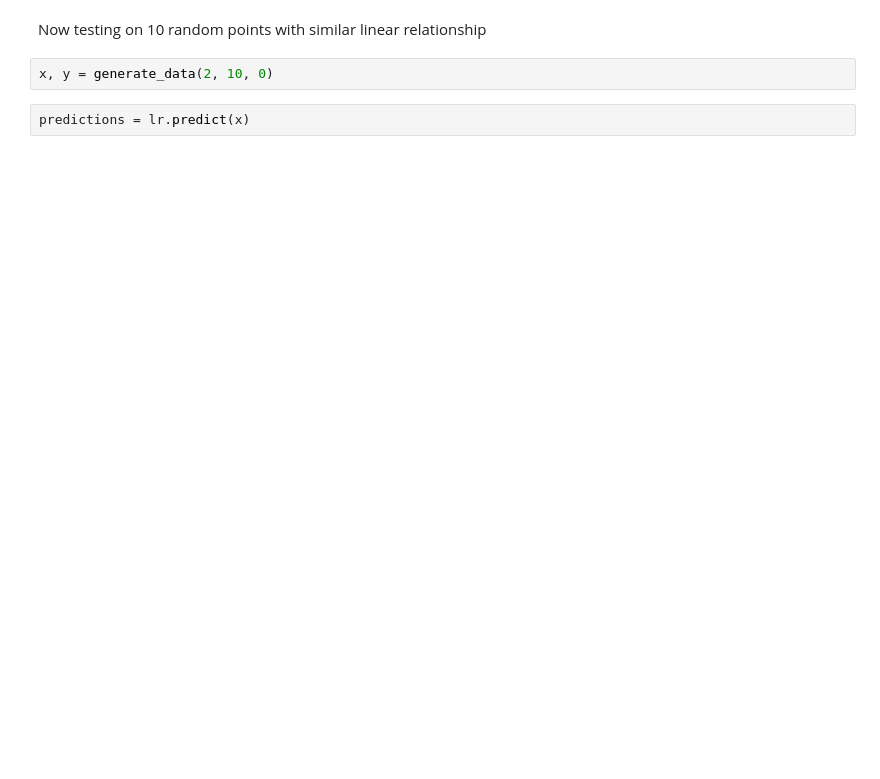
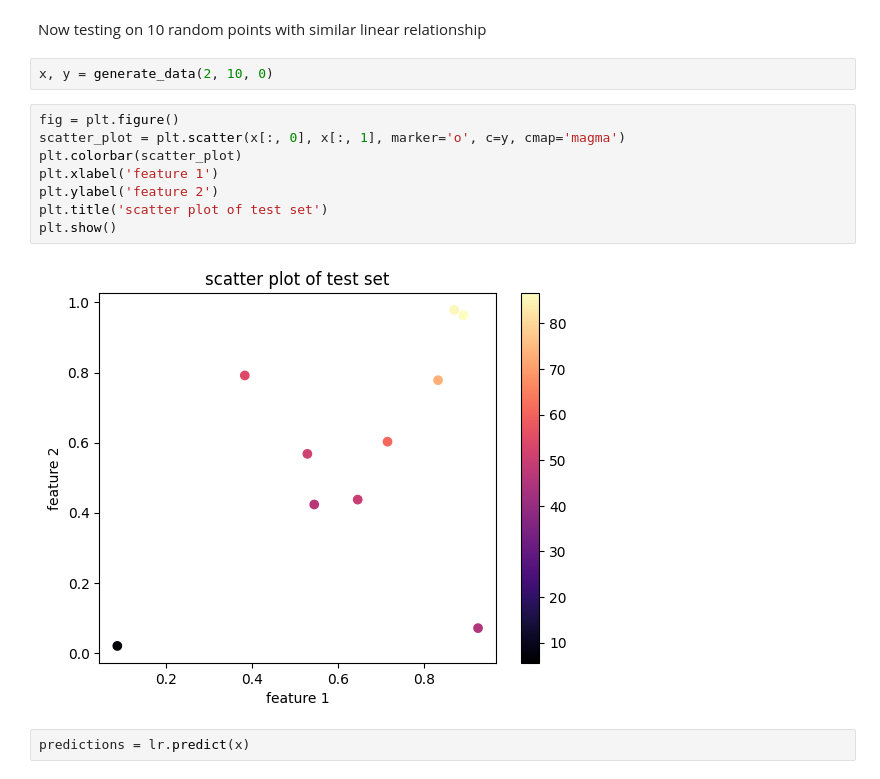
Before and after one commit to Hamedloghmani/statistical-learning-s23, a Jupyter notebook: miniproject1.ipynb, the cells around one changed output. Drawn from its saved outputs; the diff is of its cells as text; blank space fills up the shorter version.

```diff
--- a/miniproject1.ipynb
+++ b/miniproject1.ipynb
@@ -37,5 +27,15 @@ plt.show()
 Now testing on 10 random points with similar linear relationship
 # %%
 x, y = generate_data(2, 10, 0)
+# %%
+fig = plt.figure()
+scatter_plot = plt.scatter(x[:, 0], x[:, 1], marker='o', c=y, cmap='magma')
+plt.colorbar(scatter_plot)
+plt.xlabel('feature 1')
+plt.ylabel('feature 2')
+plt.title('scatter plot of test set')
+plt.show()
+# %% [output]
+[figure, added]
 # %%
 predictions = lr.predict(x)
```
Also changed, not shown: parts of 11 cells of this notebook.
